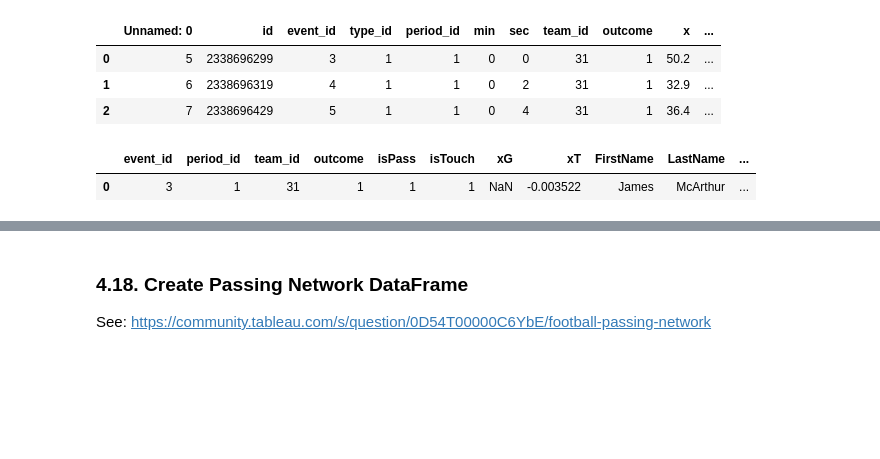
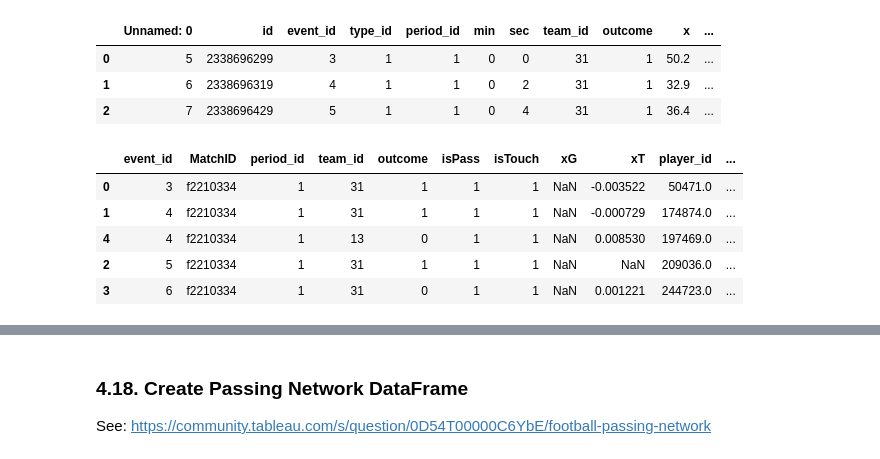
Before and after one commit to learnuidev/watford, a Jupyter notebook: notebooks/2_data_engineering/Opta Data Engineering.ipynb, the cells around one changed output, grey strips where cells are left out. Cells and saved outputs as stored; diff of their text form; code cells hidden in the pictures; blank space fills up the shorter version.

```diff
--- a/notebooks/2_data_engineering/Opta Data Engineering.ipynb
+++ b/notebooks/2_data_engineering/Opta Data Engineering.ipynb
@@ -2295,10 +2294,15 @@ def create_passing_matrix(df_events):
     Function to...
     """
 
+    ##
+    df_events = df_events.sort_values(['MatchID', 'event_id', 'period_id'], ascending=[True, True, True])
+
+
     df_events['PassRecipientLastName'] = df_events['LastName'].shift(-1)
+    df_events['PassRecipientId'] = df_events['player_id'].shift(-1)
 
     ## Select columns of interest
-    df_events = df_events[['event_id', 'period_id', 'team_id', 'outcome', 'isPass', 'isTouch', 'xG', 'xT', 'FirstName', 'LastName', 'FullName', 'PassRecipientLastName', 'event_name', 'x', 'y', 'PassEndX', 'PassEndY']]
+    df_events = df_events[['event_id', 'MatchID','period_id', 'team_id', 'outcome', 'isPass', 'isTouch', 'xG', 'xT', 'player_id', 'FirstName', 'LastName', 'FullName', 'PassRecipientLastName', 'PassRecipientId', 'event_name', 'x', 'y', 'PassEndX', 'PassEndY']]
 
     ##
     df_events = df_events[(df_events['isPass'] == 1)]
@@ -2340,10 +2344,14 @@ df_passing_matrix = pd.concat([df_cry_lei_events_passing_matrix, df_cry_bri_even
 df_passing_matrix = df_passing_matrix[df_passing_matrix['Pass_X'].notna()]
 df_passing_matrix = df_passing_matrix[df_passing_matrix['Pass_Y'].notna()]
 # %%
-df_passing_matrix.head(1)
+df_passing_matrix.head(5)
 # %% [output]
-|  | event_id | period_id | team_id | outcome | isPass | isTouch | xG | xT | FirstName | LastName | ... |
-| 0 | 3 | 1 | 31 | 1 | 1 | 1 | NaN | -0.003522 | James | McArthur | ... |
+|  | event_id | MatchID | period_id | team_id | outcome | isPass | isTouch | xG | xT | player_id | ... |
+| 0 | 3 | f2210334 | 1 | 31 | 1 | 1 | 1 | NaN | -0.003522 | 50471.0 | ... |
+| 1 | 4 | f2210334 | 1 | 31 | 1 | 1 | 1 | NaN | -0.000729 | 174874.0 | ... |
+| 4 | 4 | f2210334 | 1 | 13 | 0 | 1 | 1 | NaN | 0.008530 | 197469.0 | ... |
+| 2 | 5 | f2210334 | 1 | 31 | 1 | 1 | 1 | NaN | NaN | 209036.0 | ... |
+| 3 | 6 | f2210334 | 1 | 31 | 0 | 1 | 1 | NaN | 0.001221 | 244723.0 | ... |
 # %%
 df_passing_matrix.to_csv(os.path.join(data_dir_opta, 'engineered', 'F24', 'f24-passing-matrix-merged.csv'), index=None, header=True)
 # %%
```
Also changed, not shown: parts of 30 cells of this notebook.
